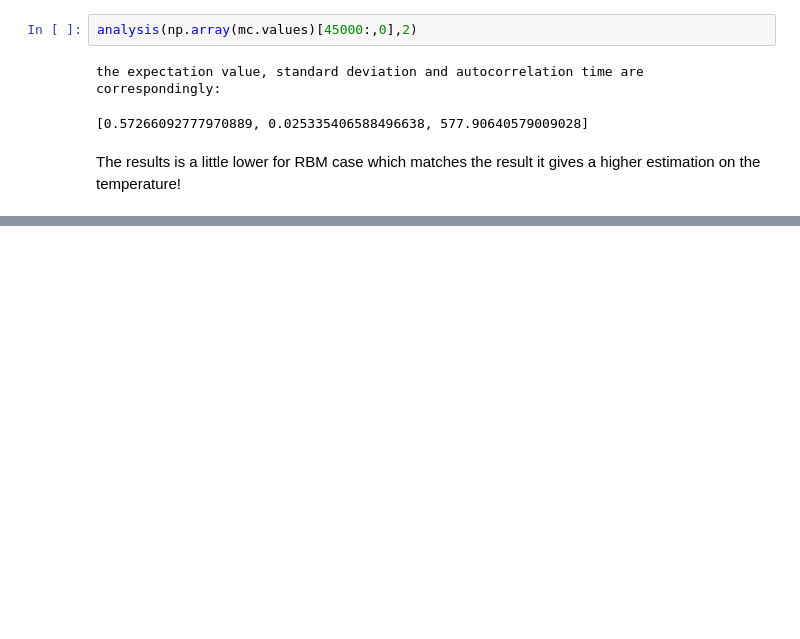
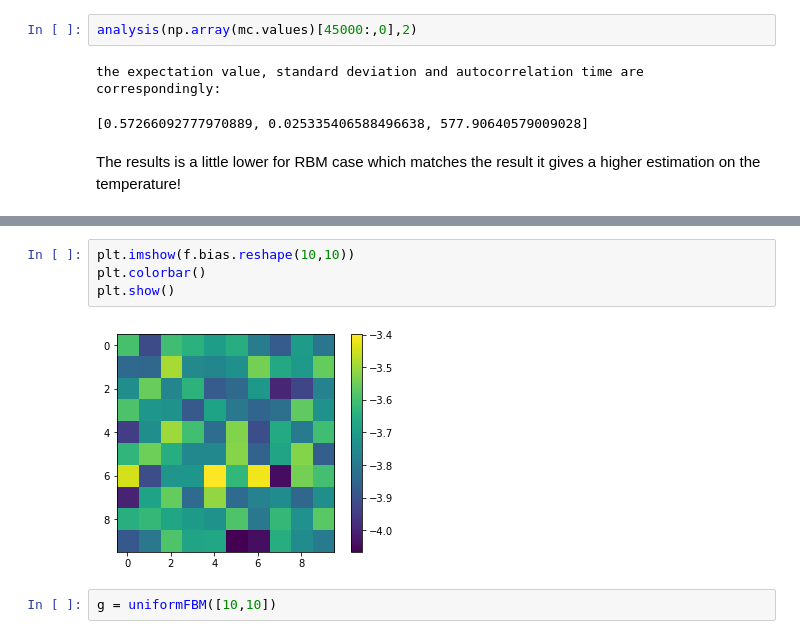
Before and after one commit to fagan2888/RBM-MCMC, a Jupyter notebook: demo.ipynb, the cells around one changed output, grey strips where cells are left out. Cells and saved outputs as stored; diff of their text form; blank space fills up the shorter version.

```diff
--- a/demo.ipynb
+++ b/demo.ipynb
@@ -169,0 +206,8 @@ The results is a little lower for RBM case which matches the result it gives a h
+# %%
+plt.imshow(f.bias.reshape(10,10))
+plt.colorbar()
+plt.show()
+# %% [output]
+[figure, added]
+# %%
+g = uniformFBM([10,10])
```
Also changed, not shown: parts of 8 cells of this notebook, 1 other file.
